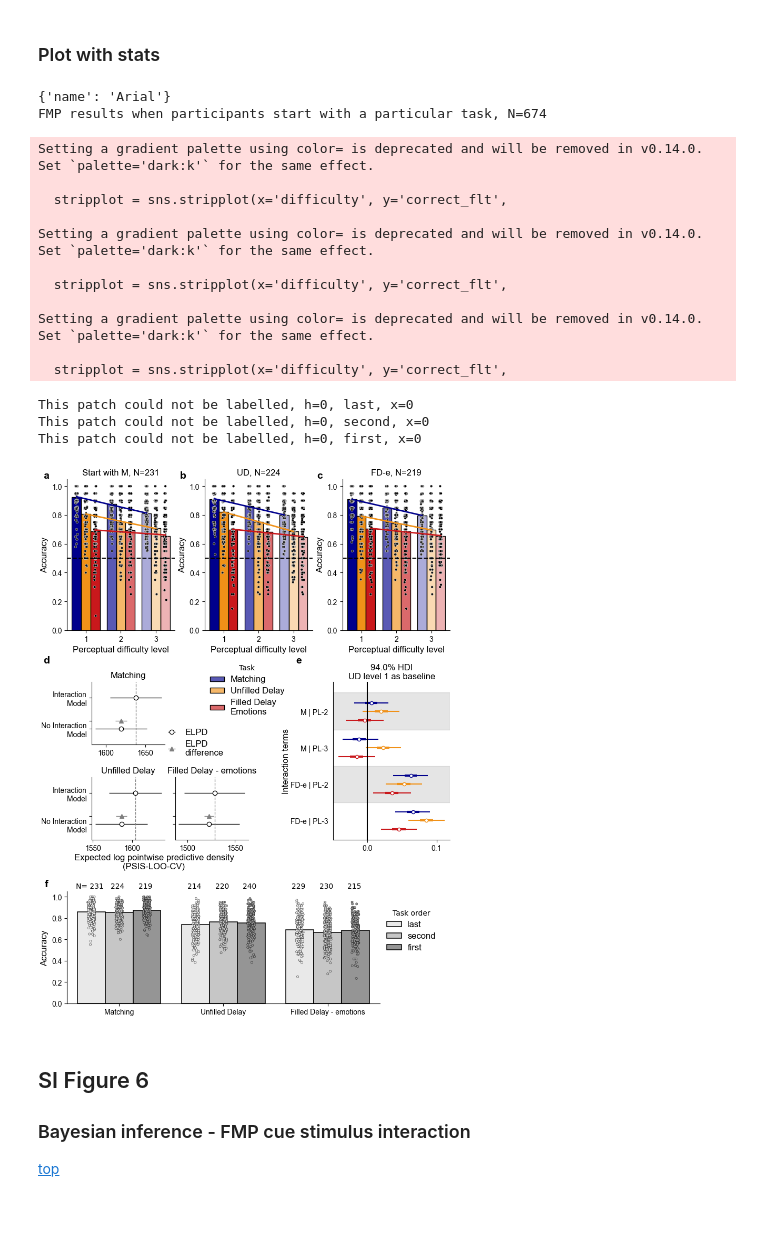
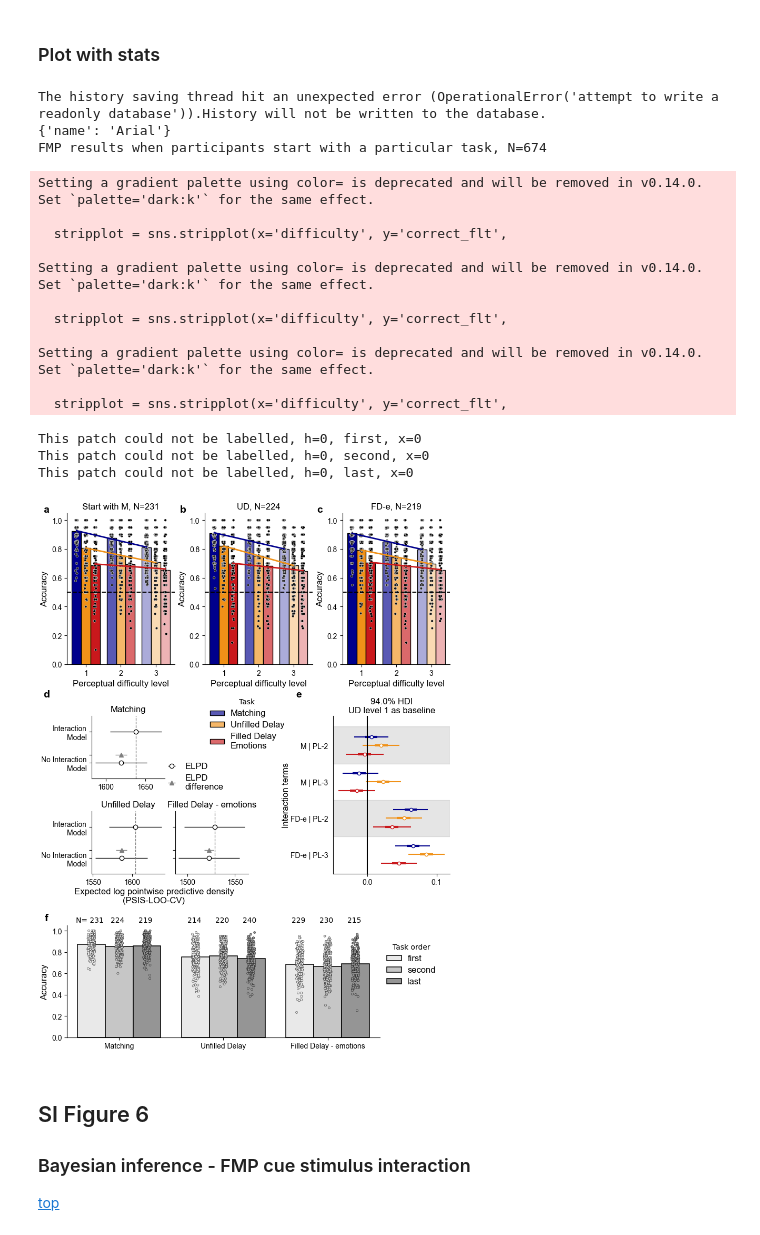
Before and after one commit to jankaWIS/FMP_paper, a Jupyter notebook: Figures/SI_Figures_FMP_paper_2024.ipynb, the cells around one changed output. Saved outputs shown, nothing was run; the diff lists cells and outputs as text; code cells hidden in the pictures.

Commit message:
fix order in SI Fig 5 to be first, second, last

```diff
--- a/Figures/SI_Figures_FMP_paper_2024.ipynb
+++ b/Figures/SI_Figures_FMP_paper_2024.ipynb
@@ -1221,11 +1221,11 @@ for ax in c.axes.values():
 data_l = None
 data_l = df_dic['concat_datasets_123'].groupby(['userID', 'task', 'task_order']).correct_flt.mean().reset_index()
 palette_l = sns.color_palette("Greys", n_colors=5)[:3]
-sns.barplot(data_l, x="task", y="correct_flt", hue="task_order", order=hue_order,
+sns.barplot(data_l, x="task", y="correct_flt", hue="task_order", hue_order=["first", "second", "last"], order=hue_order,
             ax=c.ax("learning"),
             palette=palette_l, edgecolor='k', linewidth=1.1)
 
-stripplot = sns.stripplot(data=data_l, x="task", y="correct_flt", hue="task_order", order=hue_order,
+stripplot = sns.stripplot(data=data_l, x="task", y="correct_flt", hue="task_order", hue_order=["first", "second", "last"], order=hue_order,
                           edgecolor='k', palette=palette_l,
                           ax=c.ax("learning"), size=3, linewidth=0.3, legend=False, dodge=True,
                           )
@@ -1267,36 +1267,37 @@ for i, bar in enumerate(ax.patches):
     ax.text(
         #             i, # bar index (x coordinate of text)
         bar.get_x() + 0.12,  # bar index (x coordinate of text)
         # h + 0.1,  # y coordinate of text
         1.1,
         str(N_label), # label
         ha='center',
         va='center',
         size=10)
 
 # c.debug_grid(Vector(0.5,0.5,"cm"))
 c.show()
 #
 c.save(os.path.join(path_figures, 'SI', 'Supplementary_Figure_5.png'), dpi=300)#, bbox_inches="tight")
 c.save(os.path.join(path_figures, 'SI', 'Supplementary_Figure_5.pdf'), dpi=300)#, bbox_inches="tight")
 # %% [output]
+The history saving thread hit an unexpected error (OperationalError('attempt to write a readonly database')).History will not be written to the database.
 {'name': 'Arial'}
 FMP results when participants start with a particular task, N=674
 Setting a gradient palette using color= is deprecated and will be removed in v0.14.0. Set `palette='dark:k'` for the same effect.
 
   stripplot = sns.stripplot(x='difficulty', y='correct_flt',
 
 Setting a gradient palette using color= is deprecated and will be removed in v0.14.0. Set `palette='dark:k'` for the same effect.
 
   stripplot = sns.stripplot(x='difficulty', y='correct_flt',
 
 Setting a gradient palette using color= is deprecated and will be removed in v0.14.0. Set `palette='dark:k'` for the same effect.
 
   stripplot = sns.stripplot(x='difficulty', y='correct_flt',
+This patch could not be labelled, h=0, first, x=0
+This patch could not be labelled, h=0, second, x=0
 This patch could not be labelled, h=0, last, x=0
-This patch could not be labelled, h=0, second, x=0
-This patch could not be labelled, h=0, first, x=0
-[figure, old version]
+[figure, new version]
 # %% [markdown]
 ## SI Figure 6
 
```
Also changed, not shown: 2 other files.
